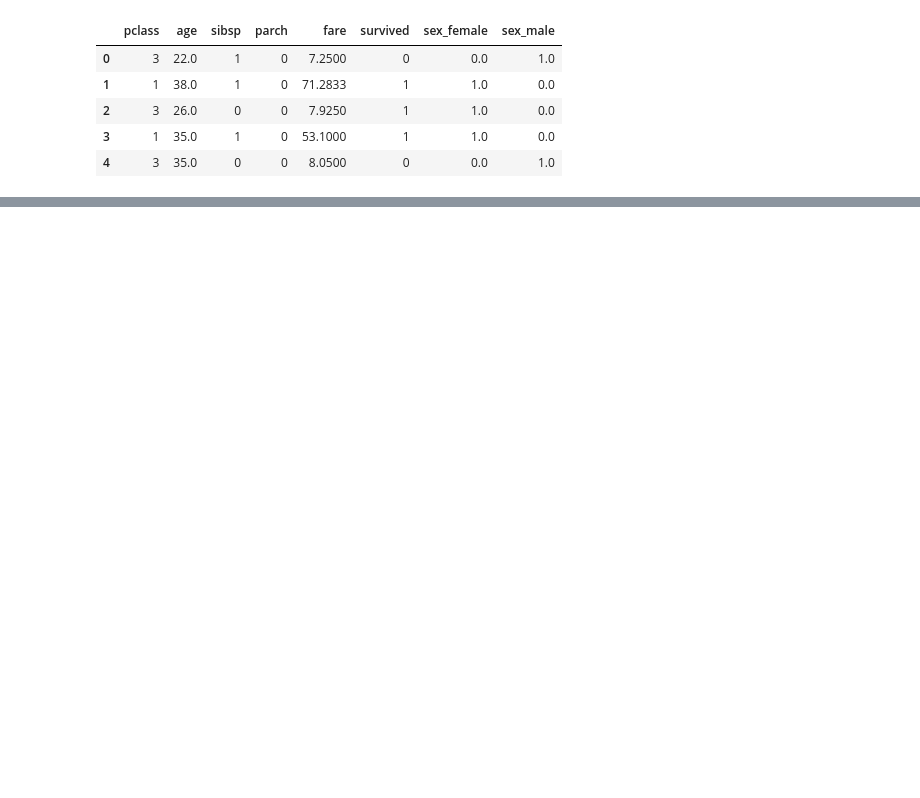
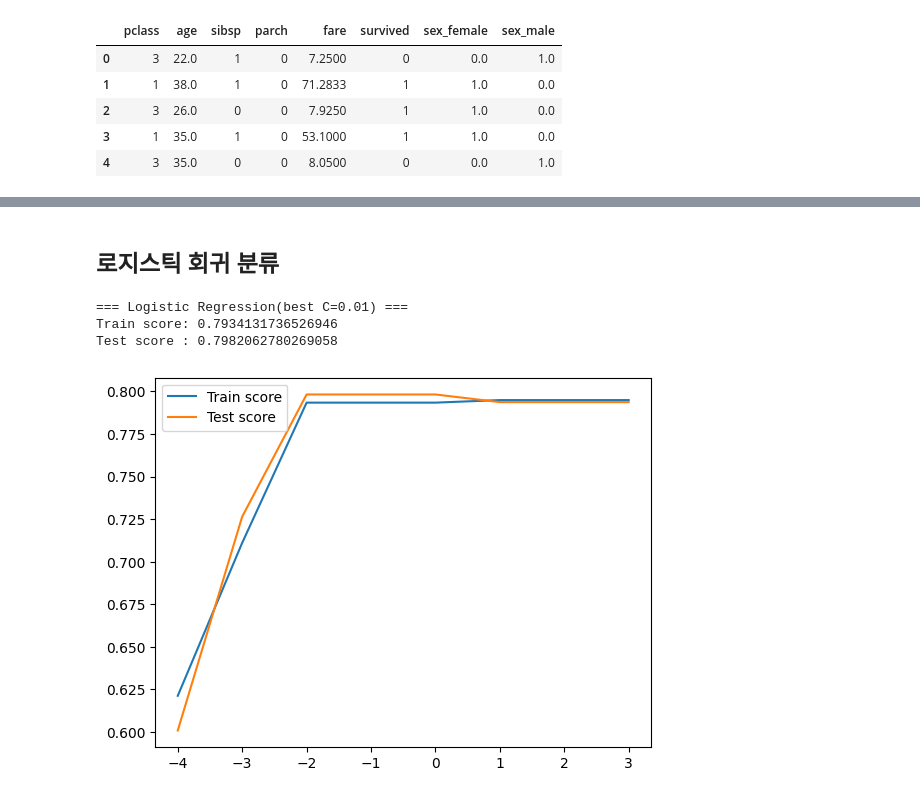
Before and after one commit to krystallinekim/TIL, a Jupyter notebook: Machine_Learning/강의자료/titanic.ipynb, the cells around one changed output, grey strips where cells are left out. Saved outputs shown, nothing was run; the diff lists cells and outputs as text; code cells hidden in the pictures; blank space fills up the shorter version.

```diff
--- a/Machine_Learning/강의자료/titanic.ipynb
+++ b/Machine_Learning/강의자료/titanic.ipynb
@@ -162,0 +202,30 @@ print('Test score :', max_knr_test)
+# %% [markdown]
+## 로지스틱 회귀 분류
+# %%
+from sklearn.linear_model import LogisticRegression
+
+C_list = [0.0001, 0.001, 0.01, 0.1, 1, 10, 100, 1000]
+lr_scores = []
+
+for C in C_list:
+    lr = LogisticRegression(C=C, max_iter=1000)
+    lr.fit(X_train_scaled, y_train)
+    lr_train = lr.score(X_train_scaled, y_train)
+    lr_test = lr.score(X_test_scaled, y_test)
+    lr_scores.append((C, lr_test, lr_train))
+
+max_C, max_lr_test, max_lr_train = max(lr_scores, key=lambda x:x[1])
+
+print(f'=== Logistic Regression(best C={max_C}) ===')
+print('Train score:', max_lr_train)
+print('Test score :', max_lr_test)
+
+plt.plot(np.log10(C_list), [score[2] for score in lr_scores], label='Train score')
+plt.plot(np.log10(C_list), [score[1] for score in lr_scores], label='Test score')
+plt.legend()
+plt.show()
+# %% [output]
+=== Logistic Regression(best C=0.01) ===
+Train score: 0.7934131736526946
+Test score : 0.7982062780269058
+[figure, added]
```
Also changed, not shown: parts of 20 cells of this notebook.
